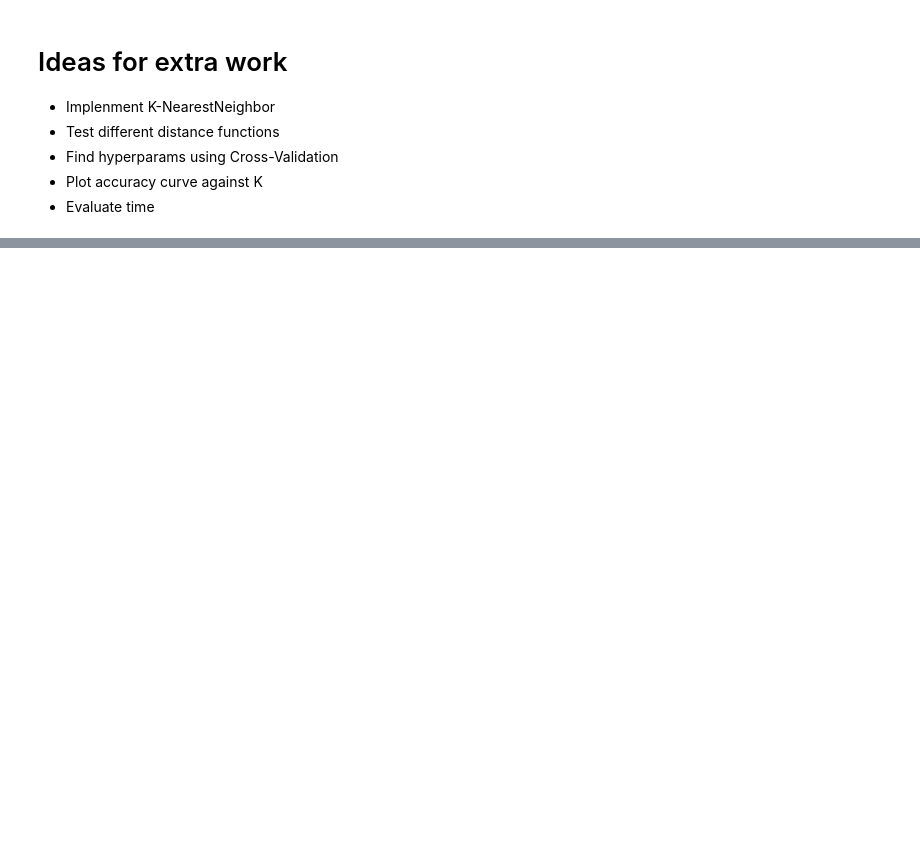
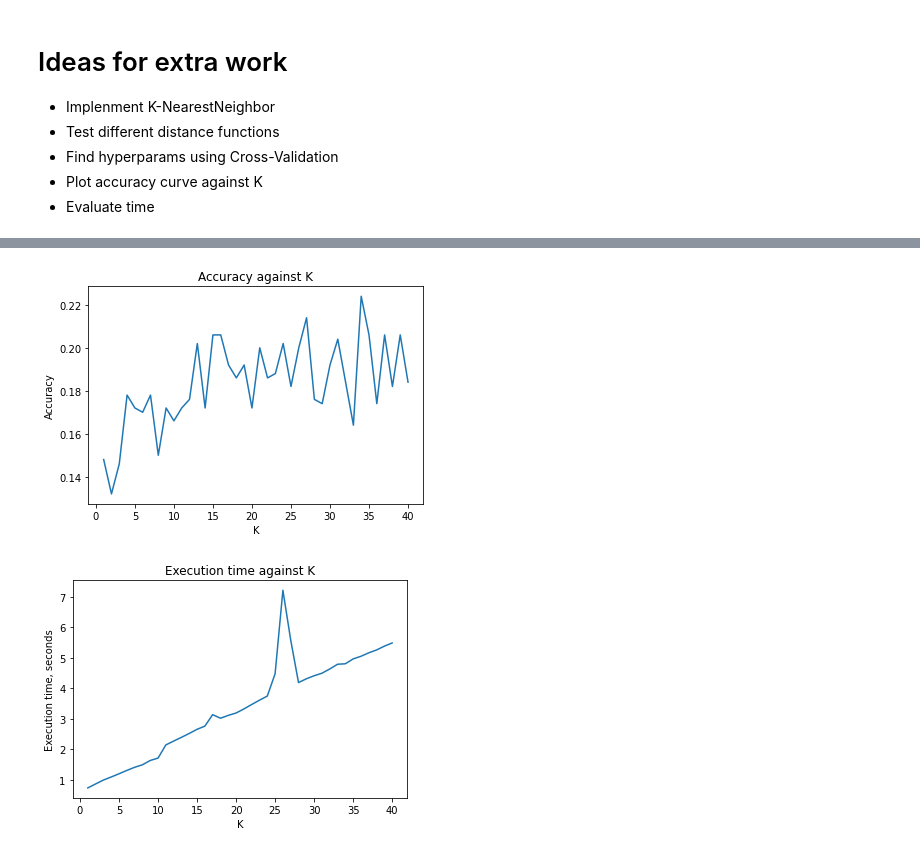
Before and after one commit to asminimulin/cv-course, a Jupyter notebook: 01-image-classification/main.ipynb, the cells around one changed output, grey strips where cells are left out. Drawn from its saved outputs; the diff is of its cells as text; code cells hidden in the pictures; blank space fills up the shorter version.

```diff
--- a/01-image-classification/main.ipynb
+++ b/01-image-classification/main.ipynb
@@ -255,0 +301,5 @@ Feel free to describe troubles here.
+# %%
+draw_plots(*measure_model_performance(NearestNeighbor.create_model, 40))
+# %% [output]
+[figure, added]
+[figure, added]
```
Also changed, not shown: parts of 14 cells of this notebook.
